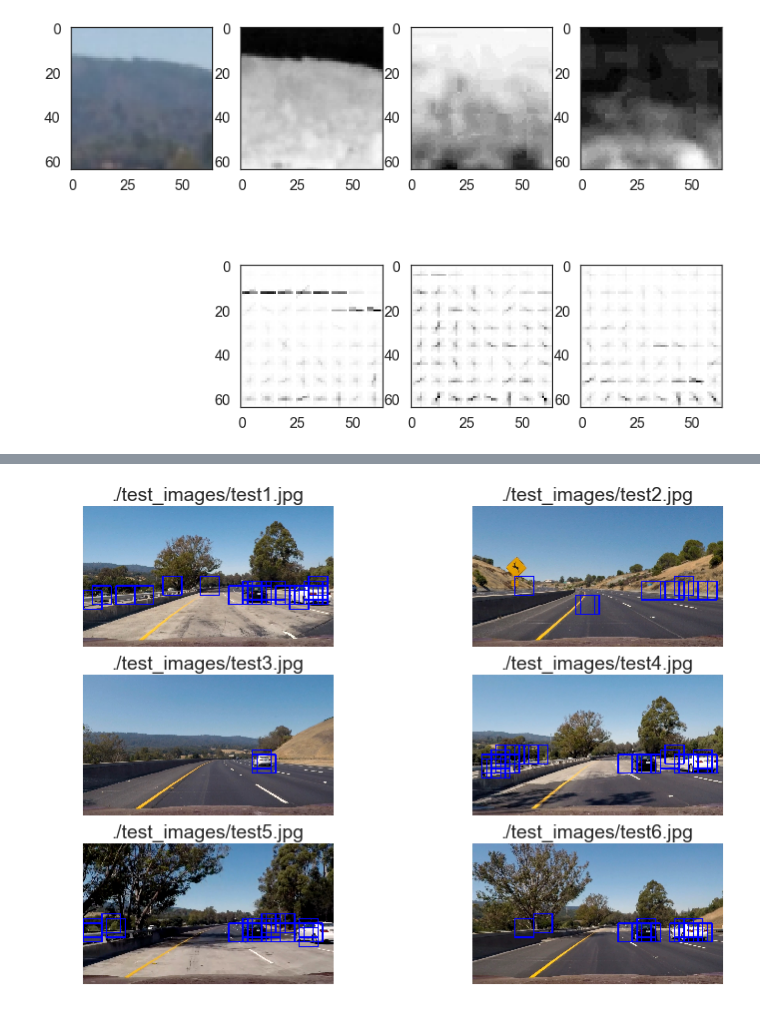
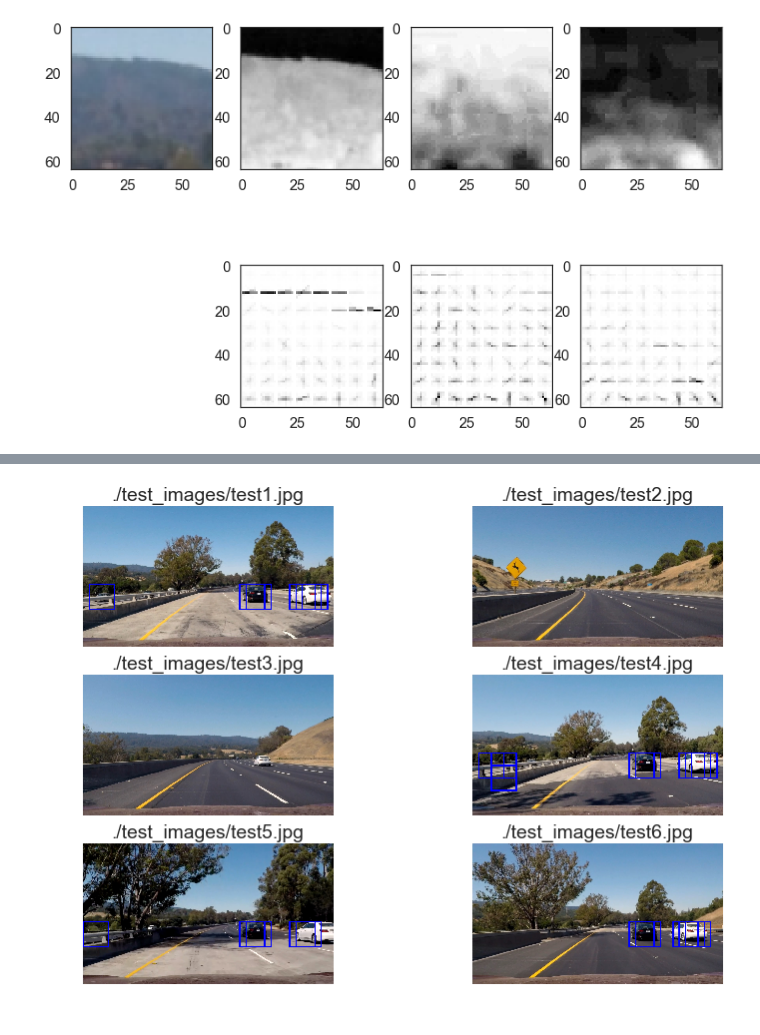
Before and after one commit to shiba24/udacity-sdnd, a Jupyter notebook: CarND-Vehicle-Detection-master/script.ipynb, the cells around one changed output, grey strips where cells are left out. Cells and saved outputs as stored; diff of their text form; code cells hidden in the pictures.

```diff
--- a/CarND-Vehicle-Detection-master/script.ipynb
+++ b/CarND-Vehicle-Detection-master/script.ipynb
@@ -306,7 +293,9 @@ plt.savefig('./output_images/car_notcar.png')
 # Constant parameters
 
 color_space = 'YCrCb'
-y_start_stop = [360, 720] # Min and max in y to search in slide_window()
+# y_start_stop = [360, 720] # Min and max in y to search in slide_window()
+y_start_stop=[400, 700]
+scale = 2
 hog_channel = "ALL"
 spatial_size = (16, 16) # Spatial binning dimensions
 hist_bins = 16    # Number of histogram bins
@@ -345,7 +334,7 @@ def measure_accuracy(rand_state, cars, notcars, color_space, spatial_size, hist_
     print('Test Accuracy of SVC = ', round(svc.score(X_test, y_test), 4))
     del svc
 # %%
-def find_cars(img, ystart, ystop, scale, svc, X_scaler, orient, pix_per_cell, cell_per_block, spatial_size, hist_bins):
+def find_cars(img, ystart, ystop, scale, svc, X_scaler, orient, pix_per_cell, cell_per_block, spatial_size, hist_bins, show_all_rectangles=False):
 
     draw_img = np.copy(img)
     img = img.astype(np.float32)/255
@@ -360,13 +349,12 @@ def find_cars(img, ystart, ystop, scale, svc, X_scaler, orient, pix_per_cell, ce
     ch2 = ctrans_tosearch[:,:,1]
     ch3 = ctrans_tosearch[:,:,2]
 
-    # Define blocks and steps as above
     nxblocks = (ch1.shape[1] // pix_per_cell) - cell_per_block + 1
     nyblocks = (ch1.shape[0] // pix_per_cell) - cell_per_block + 1
     nfeat_per_block = orient*cell_per_block**2
 
     # 64 was the orginal sampling rate, with 8 cells and 8 pix per cell
-    window = 64
+    window = pix_per_cell * 8
     nblocks_per_window = (window // pix_per_cell) - cell_per_block + 1
     cells_per_step = 2  # Instead of overlap, define how many cells to step
     nxsteps = (nxblocks - nblocks_per_window) // cells_per_step
@@ -403,7 +391,7 @@ def find_cars(img, ystart, ystop, scale, svc, X_scaler, orient, pix_per_cell, ce
             #test_features = X_scaler.transform(np.hstack((shape_feat, hist_feat)).reshape(1, -1))
             test_prediction = svc.predict(test_features)
 
-            if test_prediction == 1:
+            if test_prediction == 1 or show_all_rectangles:
                 xbox_left = np.int(xleft*scale)
                 ytop_draw = np.int(ytop*scale)
                 win_draw = np.int(window*scale)
@@ -567,28 +573,22 @@ plt.savefig('output_images/sliding_windows.png')
 # %%
 
 test_files = glob.glob('./test_images/*.jpg')
 plt.figure()
 for index, test_file in enumerate(test_files):
     image = mpimg.imread(test_file)
     image = image.astype(np.float32) / 255.
     draw_image = np.copy(image)
-#     hot_windows = search_windows(image, windows, svc, X_scaler, color_space=color_space,
-#                             spatial_size=spatial_size, hist_bins=hist_bins,
-#                             orient=orient, pix_per_cell=pix_per_cell,
-#                             cell_per_block=cell_per_block,
-#                             hog_channel=hog_channel, spatial_feat=spatial_feat,
-#                             hist_feat=hist_feat, hog_feat=hog_feat)
     hot_windows = find_cars(image, y_start_stop[0], y_start_stop[1],
-                                                  1.5, svc, X_scaler, orient, pix_per_cell, cell_per_block, spatial_size, hist_bins)
+                                                  scale, svc, X_scaler, orient, pix_per_cell, cell_per_block, spatial_size, hist_bins)
 
     window_img = draw_boxes(draw_image, tuple([i for i in hot_windows]), color=(0, 0, 1), thick=6)
     plt.subplot(3, 2, index + 1)
     plt.imshow(window_img)
     plt.axis('off')
     plt.title(test_file)
 plt.savefig('./output_images/test_search.png')
 # %% [output]
-[figure, old version]
+[figure, new version]
 # %%
 #Visualising how bounding boxes are made with heat map
 t=time.time()
```
Also changed, not shown: parts of 9 cells of this notebook, 6 other files.
